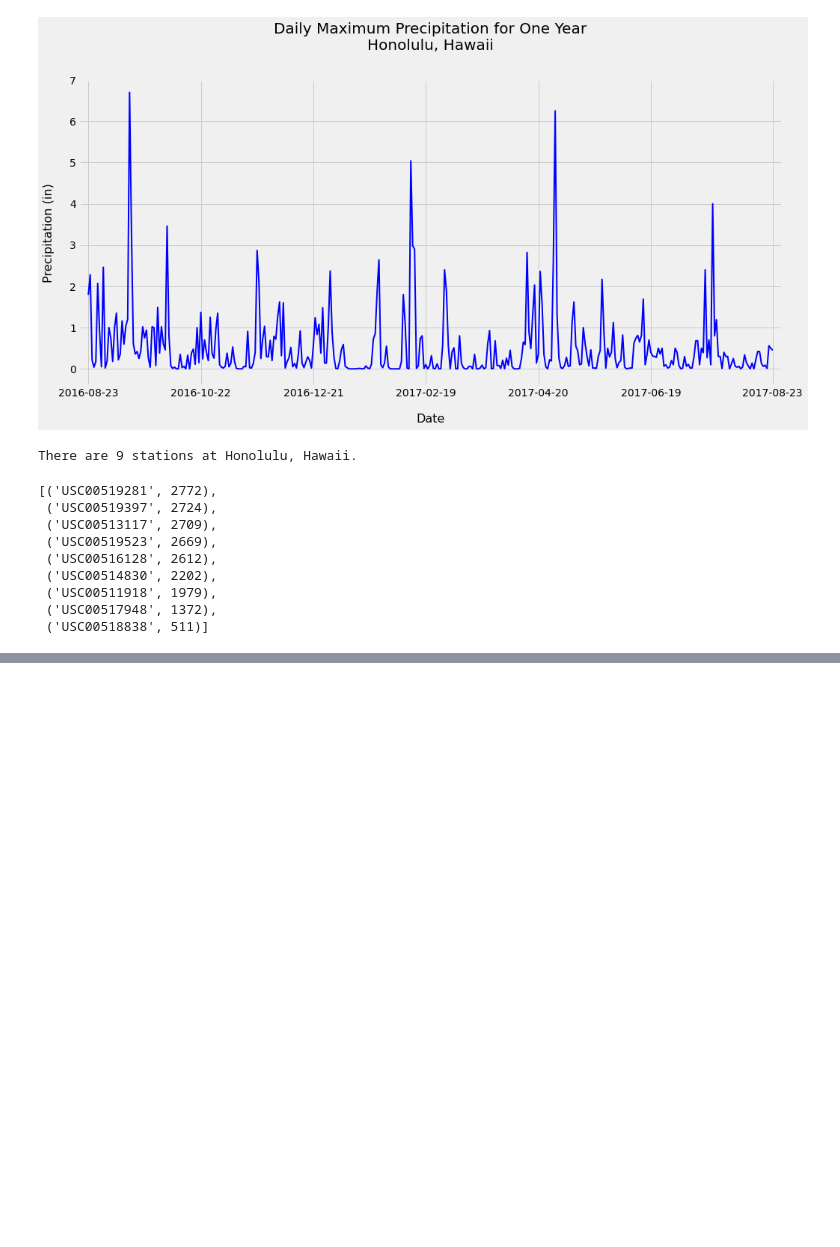
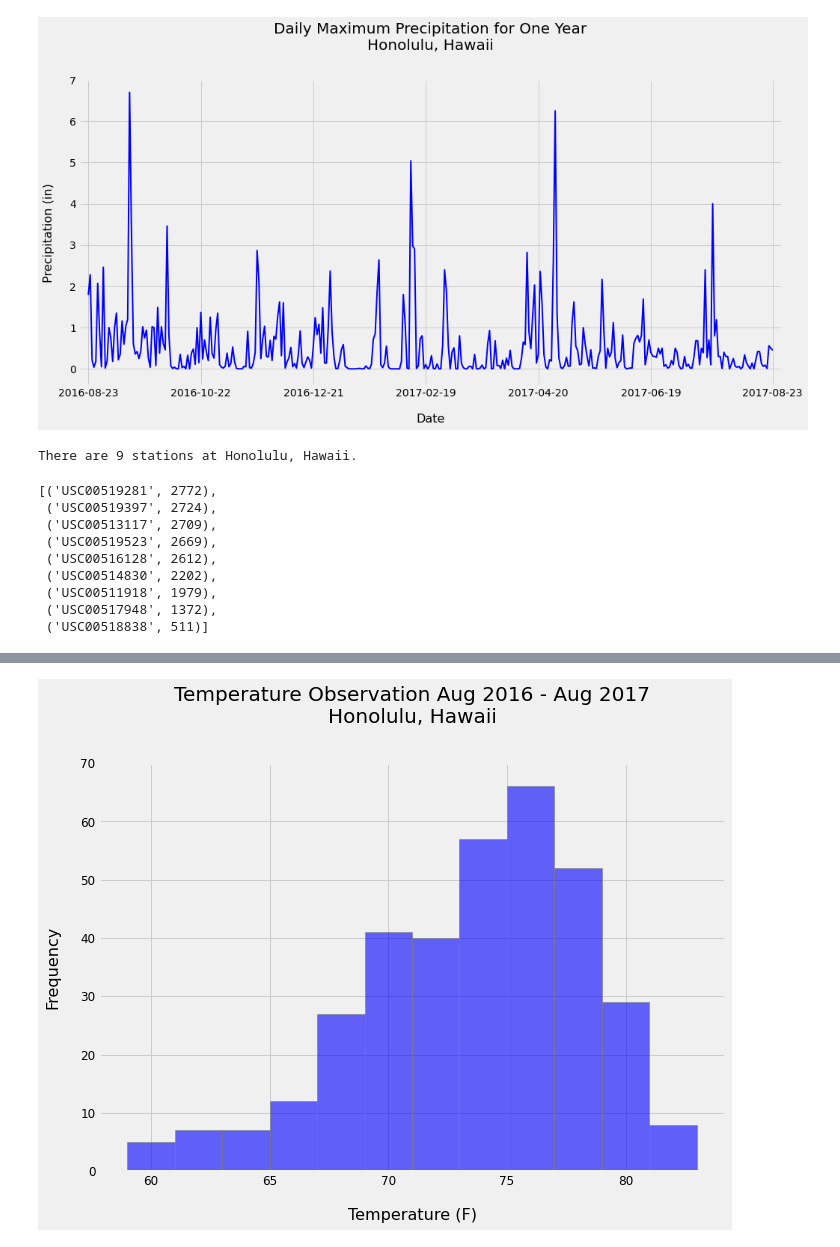
Before and after one commit to narobin83/sqlalchemy-challenge, a Jupyter notebook: climate_starter.ipynb, the cells around one changed output, grey strips where cells are left out. Drawn from its saved outputs; the diff is of its cells as text; code cells hidden in the pictures; blank space fills up the shorter version.

```diff
--- a/climate_starter.ipynb
+++ b/climate_starter.ipynb
@@ -191,0 +211,6 @@ station_activity
+# %%
+year_tobs=(session.query(Measurement.date,(Measurement.tobs))
+                  .filter(func.strftime(Measurement.date) > year_ago_date)
+                  .filter(Measurement.station=='USC00519281')
+                  .all())
+year_tobs
@@ -191,0 +235,3 @@ station_activity
+# %%
+tobs_df=pd.DataFrame(year_tobs, columns=['date', 'tobs'])
+tobs_df
@@ -191,0 +252,17 @@ station_activity
+# %%
+tobs_df.set_index('date',inplace=True)
+# %%
+plt.rcParams['figure.figsize']=(10,7)
+plt.hist(tobs_df['tobs'],bins=12,alpha=0.6,edgecolor='gray',
+         linewidth=1,color='blue')
+
+plt.title('Temperature Observation Aug 2016 - Aug 2017\nHonolulu, Hawaii',fontsize=20,pad=40)
+plt.xlabel('Temperature (F)',fontsize=16,color='black',labelpad=20)
+plt.ylabel('Frequency',fontsize=16,color='black',labelpad=20)
+plt.xticks(fontsize=12)
+plt.yticks(fontsize=12)
+plt.ylim(0,70)
+
+plt.show()
+# %% [output]
+[figure, added]
```
Also changed, not shown: parts of 3 cells of this notebook.
